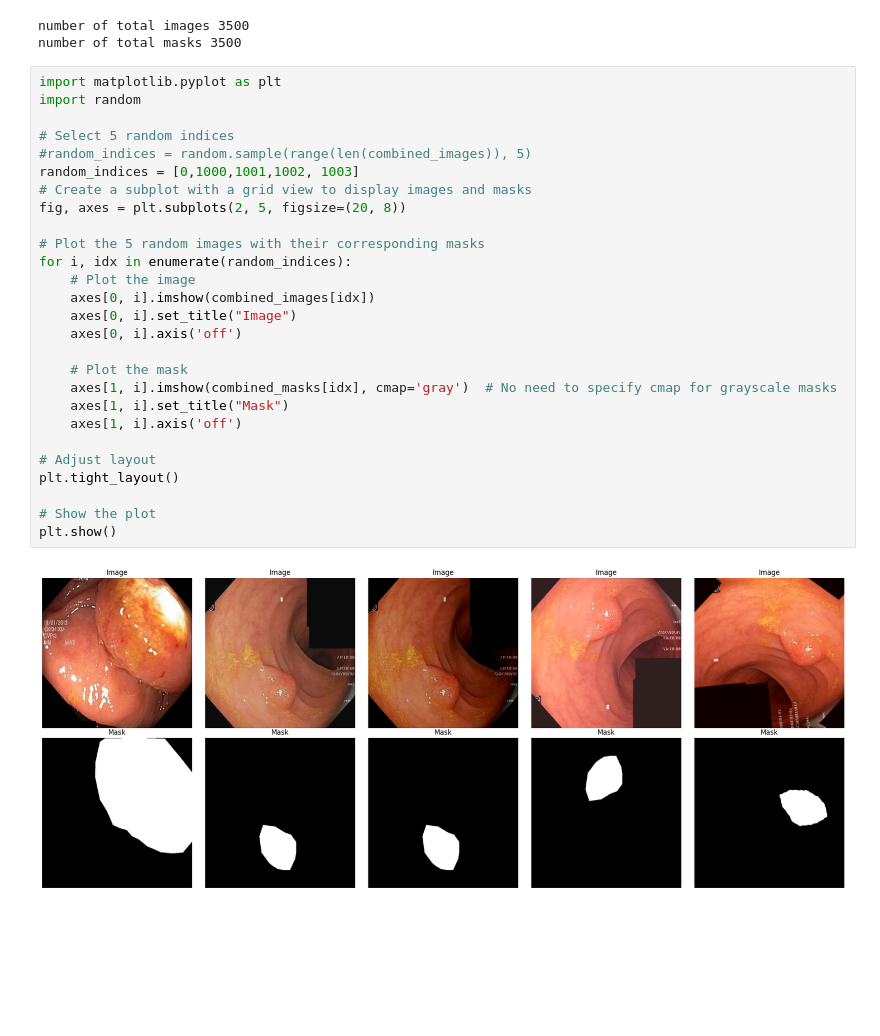
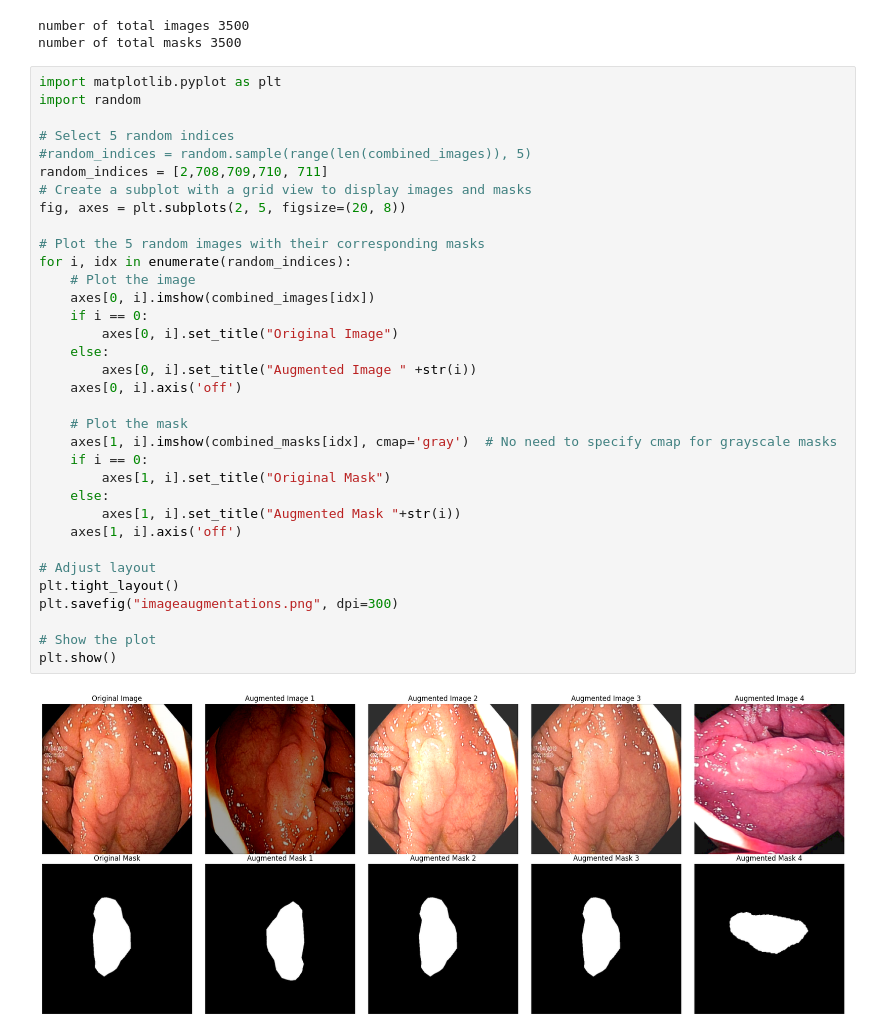
Before and after one commit to AntoniValls/Kvasir-Semantic-Segmentation, a Jupyter notebook: DataPreparation.ipynb, the cells around one changed output. Drawn from its saved outputs; the diff is of its cells as text; blank space fills up the shorter version.

```diff
--- a/DataPreparation.ipynb
+++ b/DataPreparation.ipynb
@@ -174,29 +176,36 @@ number of total masks 3500
 # %%
 import matplotlib.pyplot as plt
 import random
 
 # Select 5 random indices
 #random_indices = random.sample(range(len(combined_images)), 5)
-random_indices = [0,1000,1001,1002, 1003]
+random_indices = [2,708,709,710, 711]
 # Create a subplot with a grid view to display images and masks
 fig, axes = plt.subplots(2, 5, figsize=(20, 8))
 
 # Plot the 5 random images with their corresponding masks
 for i, idx in enumerate(random_indices):
     # Plot the image
     axes[0, i].imshow(combined_images[idx])
-    axes[0, i].set_title("Image")
+    if i == 0:
+        axes[0, i].set_title("Original Image")
+    else:
+        axes[0, i].set_title("Augmented Image " +str(i))
     axes[0, i].axis('off')
 
     # Plot the mask
     axes[1, i].imshow(combined_masks[idx], cmap='gray')  # No need to specify cmap for grayscale masks
-    axes[1, i].set_title("Mask")
+    if i == 0:
+        axes[1, i].set_title("Original Mask")
+    else:
+        axes[1, i].set_title("Augmented Mask "+str(i))
     axes[1, i].axis('off')
 
 # Adjust layout
 plt.tight_layout()
+plt.savefig("imageaugmentations.png", dpi=300)
 
 # Show the plot
 plt.show()
 # %% [output]
-[figure, old version]
+[figure, new version]
```
Also changed, not shown: parts of 1 cell of this notebook, 4 other files.
